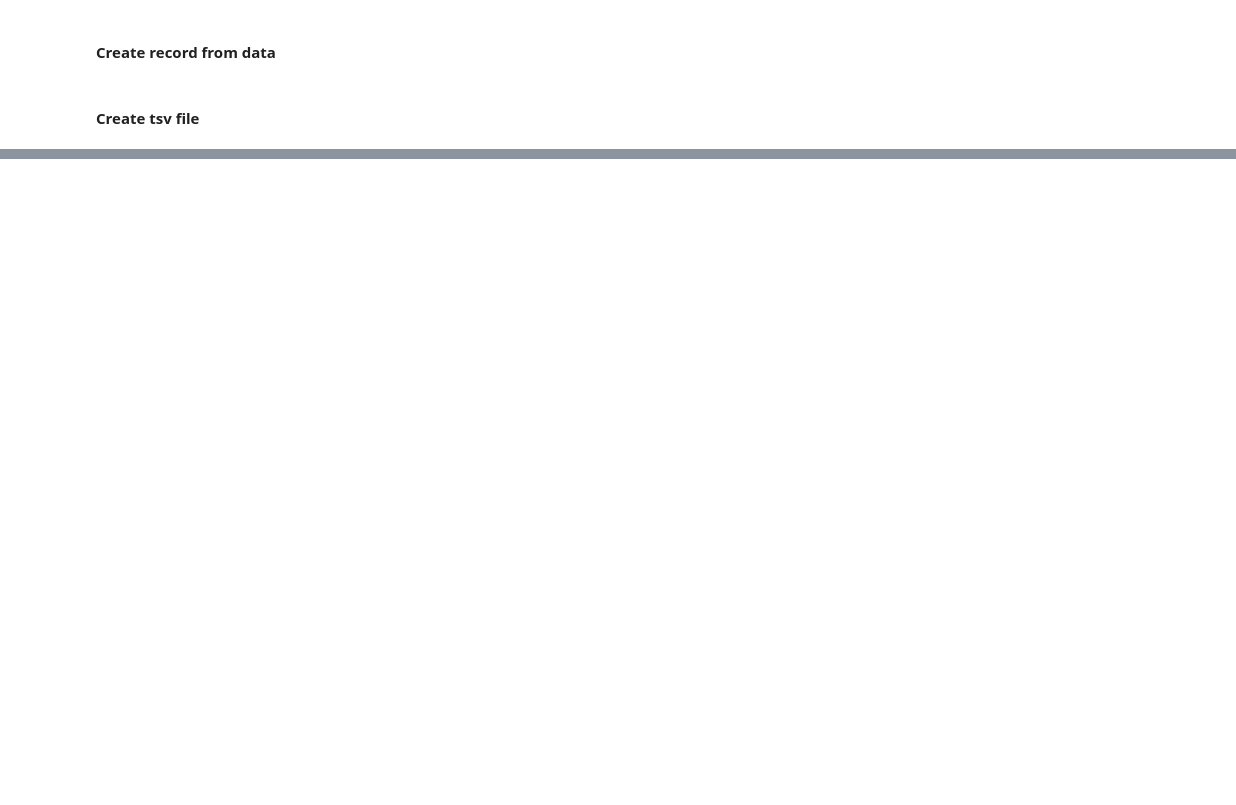
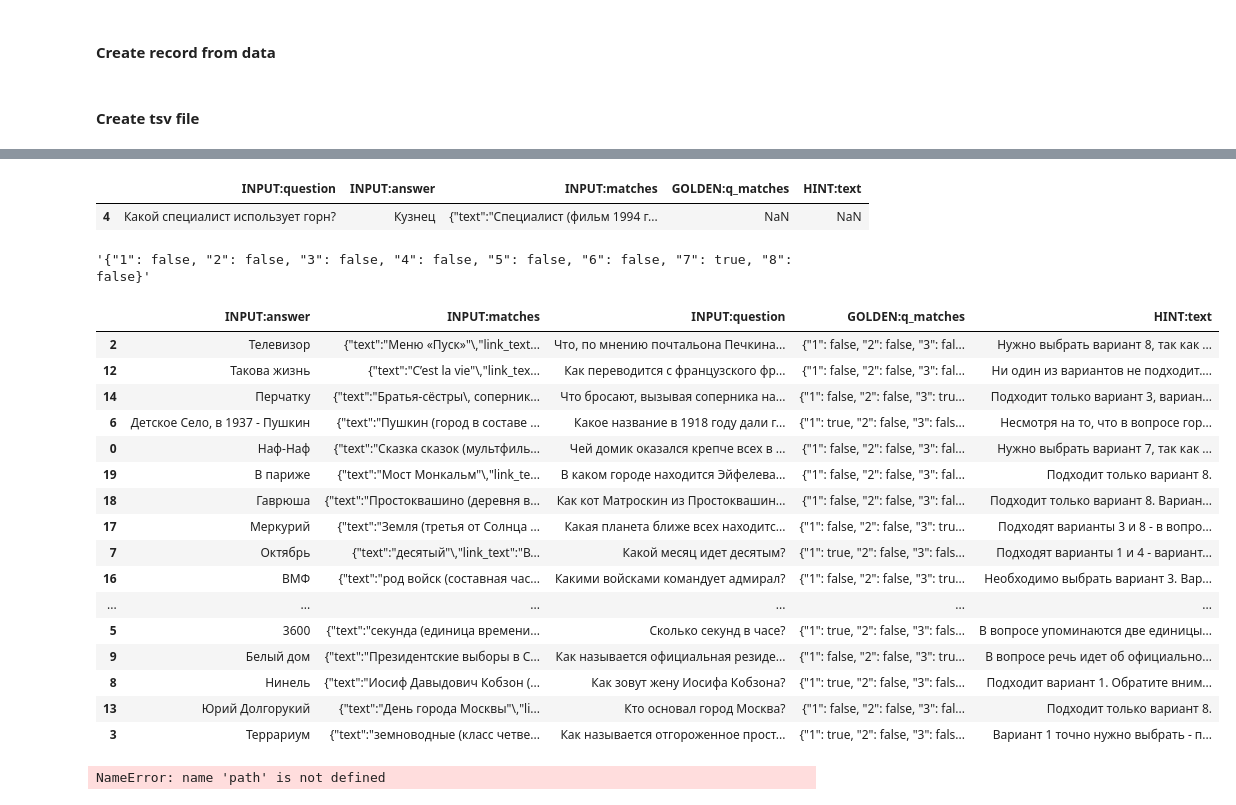
Before and after one commit to vladislavneon/kbqa-russian-dataset, a Jupyter notebook: toloka/toloka.ipynb, the cells around one changed output, grey strips where cells are left out. Saved outputs shown, nothing was run; the diff lists cells and outputs as text; code cells hidden in the pictures; blank space fills up the shorter version.

```diff
--- a/toloka/toloka.ipynb
+++ b/toloka/toloka.ipynb
@@ -134,0 +317,48 @@ with open('task.tsv', 'w') as tsvfile:
+# %%
+learning_samples = samples.loc[poses['pos'], 'INPUT:answer':'HINT:text']
+# %%
+all_tasks = pd.read_csv('q_task_1_500.tsv', sep='\t', header=0)
+all_tasks[all_tasks['INPUT:question'] == 'Какой специалист использует горн?']
+# %% [output]
+|  | INPUT:question | INPUT:answer | INPUT:matches | GOLDEN:q_matches | HINT:text |
+| 4 | Какой специалист использует горн? | Кузнец | {"text":"Специалист (фильм 1994 г... | NaN | NaN |
+# %%
+def convert_output_json(pseudo_json_str):
+    json_pairs = pseudo_json_str[2:-2].split(', ')
+    json_obj = {}
+    for pair in json_pairs:
+        opt, res = pair.split('=')
+        res = True if res == 'true' else False
+        json_obj[opt] = res
+    return json.dumps(json_obj)
+# %%
+convert_output_json('"{1=false, 2=false, 3=false, 4=false, 5=false, 6=false, 7=true, 8=false}"')
+# %% [output]
+'{"1": false, "2": false, "3": false, "4": false, "5": false, "6": false, "7": true, "8": false}'
+# %%
+for i, ls in learning_samples.iterrows():
+    q = ls['INPUT:question']
+    pseudo_json = ls['GOLDEN:q_matches']
+    serialized_matches = all_tasks[all_tasks['INPUT:question'] == q]['INPUT:matches'].values[0]
+    learning_samples.at[i, 'INPUT:matches'] = serialized_matches
+    learning_samples.at[i, 'GOLDEN:q_matches'] = convert_output_json(pseudo_json)
+# %%
+learning_samples
+# %% [output]
+|  | INPUT:answer | INPUT:matches | INPUT:question | GOLDEN:q_matches | HINT:text |
+| 2 | Телевизор | {"text":"Меню «Пуск»"\,"link_text... | Что, по мнению почтальона Печкина... | {"1": false, "2": false, "3": fal... | Нужно выбрать вариант 8, так как ... |
+| 12 | Такова жизнь | {"text":"C’est la vie"\,"link_tex... | Как переводится с французского фр... | {"1": false, "2": false, "3": fal... | Ни один из вариантов не подходит.... |
+| 14 | Перчатку | {"text":"Братья-сёстры\, соперник... | Что бросают, вызывая соперника на... | {"1": false, "2": false, "3": tru... | Подходит только вариант 3, вариан... |
+| 6 | Детское Село, в 1937 - Пушкин | {"text":"Пушкин (город в составе ... | Какое название в 1918 году дали г... | {"1": true, "2": false, "3": fals... | Несмотря на то, что в вопросе гор... |
+| 0 | Наф-Наф | {"text":"Сказка сказок (мультфиль... | Чей домик оказался крепче всех в ... | {"1": false, "2": false, "3": fal... | Нужно выбрать вариант 7, так как ... |
+| 19 | В париже | {"text":"Мост Монкальм"\,"link_te... | В каком городе находится Эйфелева... | {"1": false, "2": false, "3": fal... | Подходит только вариант 8. |
+| 18 | Гаврюша | {"text":"Простоквашино (деревня в... | Как кот Матроскин из Простоквашин... | {"1": false, "2": false, "3": fal... | Подходит только вариант 8. Вариан... |
+| 17 | Меркурий | {"text":"Земля (третья от Солнца ... | Какая планета ближе всех находитс... | {"1": false, "2": false, "3": tru... | Подходят варианты 3 и 8 - в вопро... |
+| 7 | Октябрь | {"text":"десятый"\,"link_text":"В... | Какой месяц идет десятым? | {"1": true, "2": false, "3": fals... | Подходят варианты 1 и 4 - вариант... |
+| 16 | ВМФ | {"text":"род войск (составная час... | Какими войсками командует адмирал? | {"1": false, "2": false, "3": tru... | Необходимо выбрать вариант 3. Вар... |
+| ... | ... | ... | ... | ... | ... |
+| 5 | 3600 | {"text":"секунда (единица времени... | Сколько секунд в часе? | {"1": true, "2": false, "3": fals... | В вопросе упоминаются две единицы... |
+| 9 | Белый дом | {"text":"Президентские выборы в С... | Как называется официальная резиде... | {"1": false, "2": false, "3": tru... | В вопросе речь идет об официально... |
+| 8 | Нинель | {"text":"Иосиф Давыдович Кобзон (... | Как зовут жену Иосифа Кобзона? | {"1": true, "2": false, "3": fals... | Подходит вариант 1. Обратите вним... |
+| 13 | Юрий Долгорукий | {"text":"День города Москвы"\,"li... | Кто основал город Москва? | {"1": false, "2": false, "3": fal... | Подходит только вариант 8. |
+| 3 | Террариум | {"text":"земноводные (класс четве... | Как называется отгороженное прост... | {"1": true, "2": false, "3": fals... | Вариант 1 точно нужно выбрать - п... |
@@ -134,0 +367,5 @@ with open('task.tsv', 'w') as tsvfile:
+# %%
+trtr = json_read(f'{path}quiz_answer_entities_data_1_5000.json')
+len(trtr)
+# %% [output]
+NameError: name 'path' is not defined
```
Also changed, not shown: parts of 35 cells of this notebook, 12 other files.
